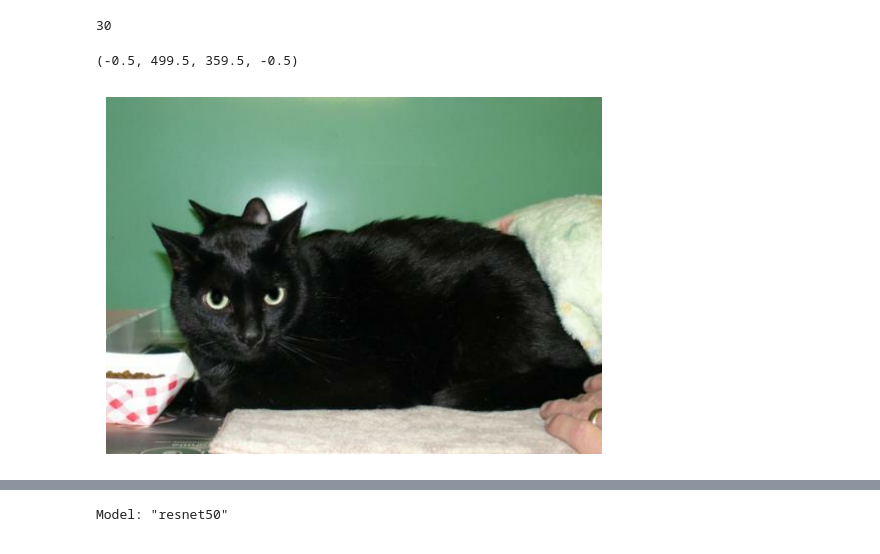
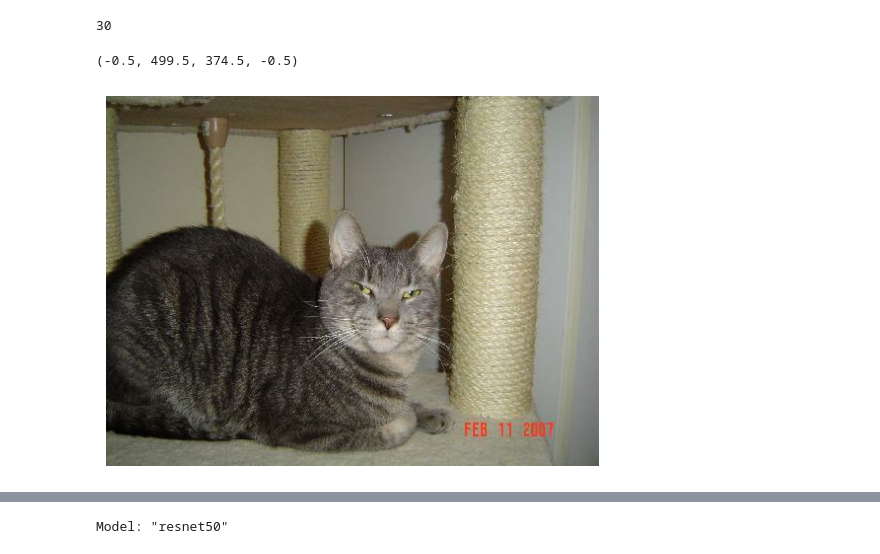
Before and after one commit to Silvercastle/HDAT, a Jupyter notebook: BSJ/실습/240331/img_classification.ipynb, the cells around one changed output, grey strips where cells are left out. Saved outputs shown, nothing was run; the diff lists cells and outputs as text; code cells hidden in the pictures.

```diff
--- a/BSJ/실습/240331/img_classification.ipynb
+++ b/BSJ/실습/240331/img_classification.ipynb
@@ -46,8 +62,8 @@ len(images)
 # %% [output]
 30
 # %%
-plt.imshow(images[11])
+plt.imshow(images[12])
 plt.axis('off')
 # %% [output]
-(-0.5, 499.5, 359.5, -0.5)
+(-0.5, 499.5, 374.5, -0.5)
-[figure, old version]
+[figure, new version]
```
Also changed, not shown: parts of 10 cells of this notebook.
